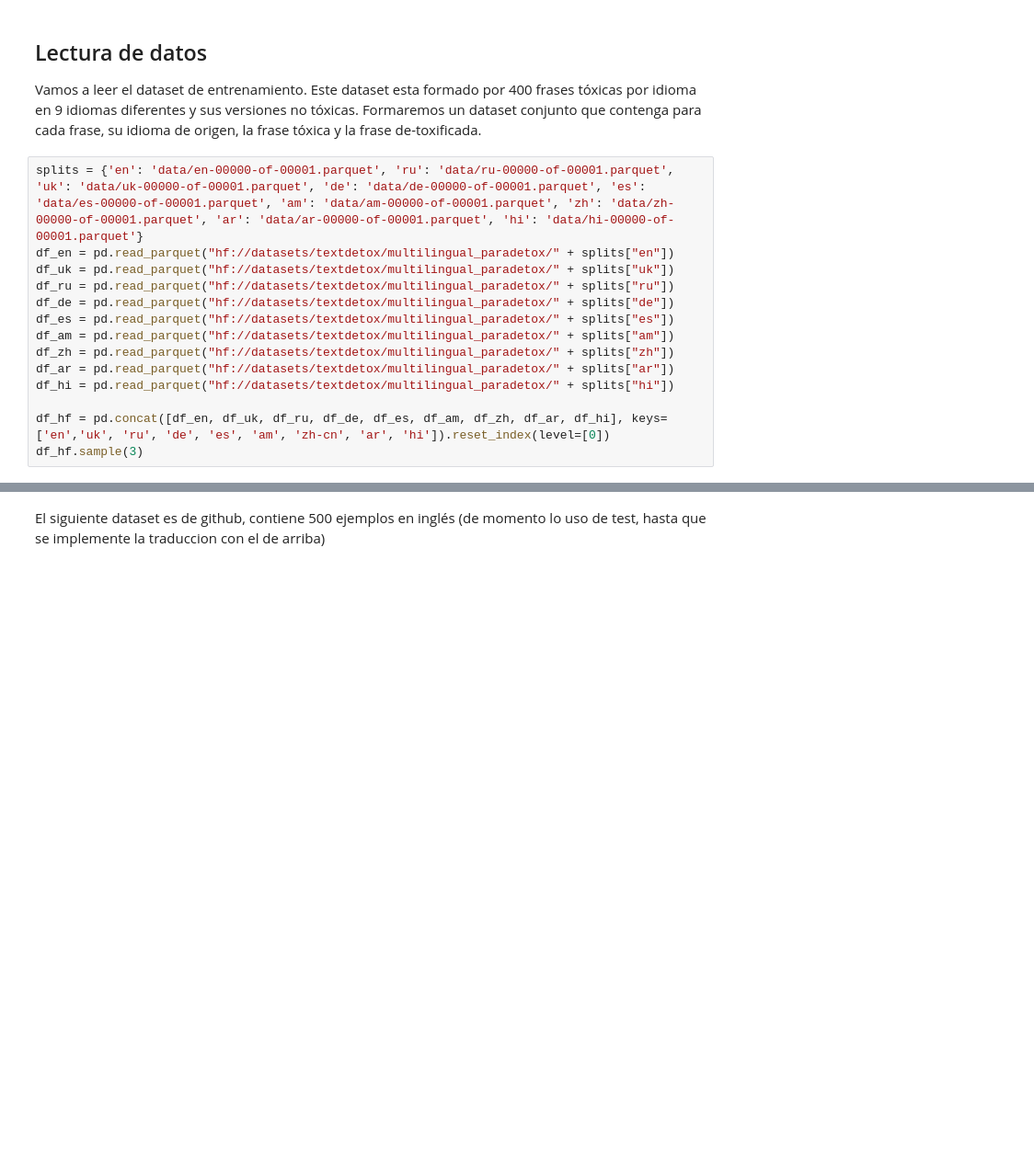
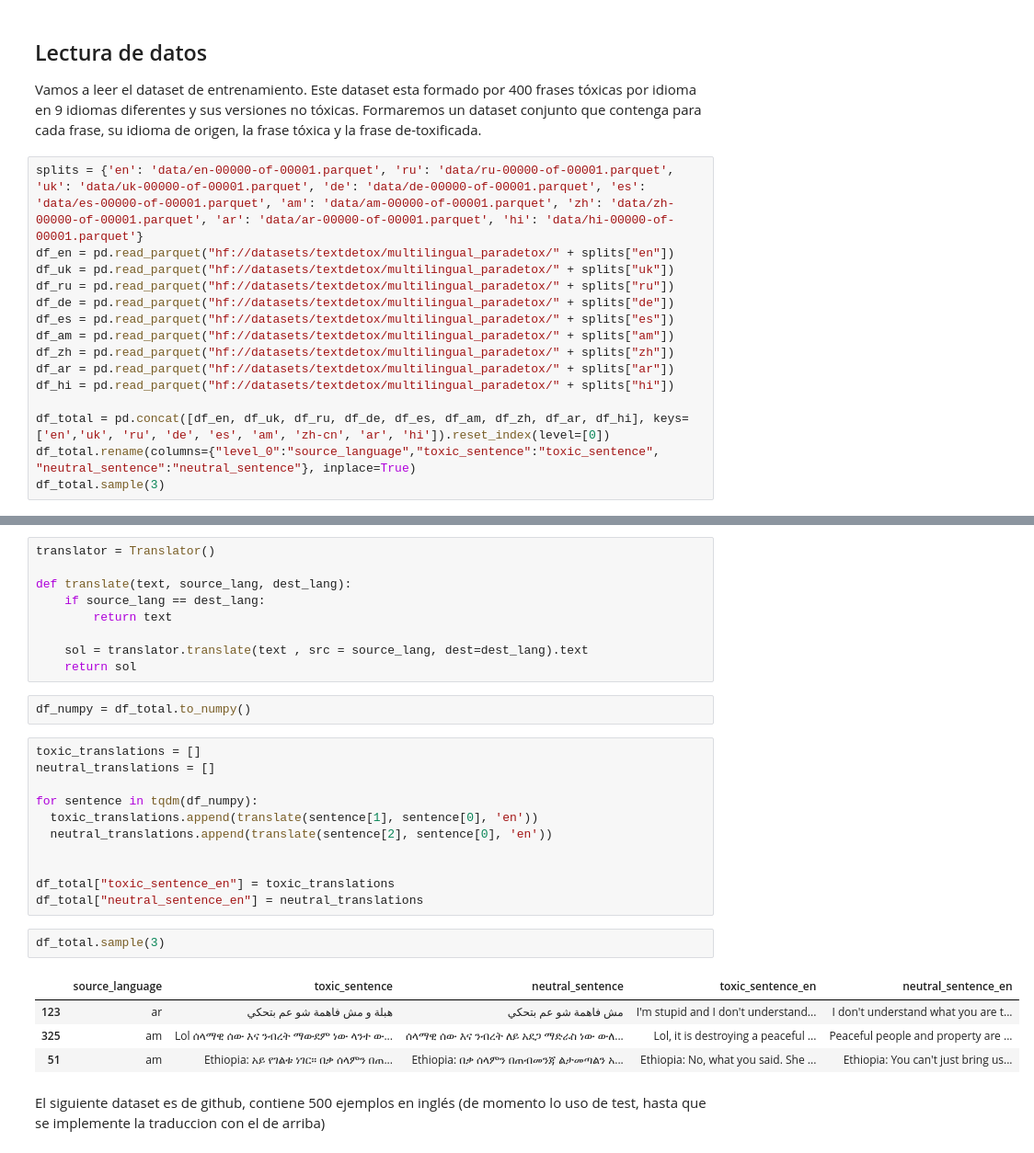
Before and after one commit to 18mgdev/nlp_detox, a Jupyter notebook: nlp_detox.ipynb, the cells around one changed output, grey strips where cells are left out. Shown at 92% size. Drawn from its saved outputs; the diff is of its cells as text; blank space fills up the shorter version.

Commit message:
Añadido traducción y tarea de neutralización

```diff
--- a/nlp_detox.ipynb
+++ b/nlp_detox.ipynb
@@ -40,5 +36,6 @@ df_zh = pd.read_parquet("hf://datasets/textdetox/multilingual_paradetox/" + spli
 df_ar = pd.read_parquet("hf://datasets/textdetox/multilingual_paradetox/" + splits["ar"])
 df_hi = pd.read_parquet("hf://datasets/textdetox/multilingual_paradetox/" + splits["hi"])
 
-df_hf = pd.concat([df_en, df_uk, df_ru, df_de, df_es, df_am, df_zh, df_ar, df_hi], keys=['en','uk', 'ru', 'de', 'es', 'am', 'zh-cn', 'ar', 'hi']).reset_index(level=[0])
-df_hf.sample(3)
+df_total = pd.concat([df_en, df_uk, df_ru, df_de, df_es, df_am, df_zh, df_ar, df_hi], keys=['en','uk', 'ru', 'de', 'es', 'am', 'zh-cn', 'ar', 'hi']).reset_index(level=[0])
+df_total.rename(columns={"level_0":"source_language","toxic_sentence":"toxic_sentence", "neutral_sentence":"neutral_sentence"}, inplace=True)
+df_total.sample(3)
@@ -45,3 +51,32 @@ df_hf.sample(3)
+# %%
+translator = Translator()
+
+def translate(text, source_lang, dest_lang):
+    if source_lang == dest_lang:
+        return text
+
+    sol = translator.translate(text , src = source_lang, dest=dest_lang).text
+    return sol
+# %%
+df_numpy = df_total.to_numpy()
+# %%
+toxic_translations = []
+neutral_translations = []
+
+for sentence in tqdm(df_numpy):
+  toxic_translations.append(translate(sentence[1], sentence[0], 'en'))
+  neutral_translations.append(translate(sentence[2], sentence[0], 'en'))
+
+
+df_total["toxic_sentence_en"] = toxic_translations
+df_total["neutral_sentence_en"] = neutral_translations
+# %%
+df_total.sample(3)
+# %% [output]
+|  | source_language | toxic_sentence | neutral_sentence | toxic_sentence_en | neutral_sentence_en |
+| 123 | ar | هبلة و مش فاهمة شو عم بتحكي | مش فاهمة شو عم بتحكي | I'm stupid and I don't understand... | I don't understand what you are t... |
+| 325 | am | Lol ሰላማዊ ሰው እና ንብረት ማውደም ነው ላንተ ው... | ሰላማዊ ሰው እና ንብረት ለይ አደጋ ማድራስ ነው ውለ... | Lol, it is destroying a peaceful ... | Peaceful people and property are ... |
+| 51 | am | Ethiopia: አይ የገልቱ ነገር። በቃ ሰላምን በጠ... | Ethiopia: በቃ ሰላምን በጠብመንጃ ልታመጣልን አ... | Ethiopia: No, what you said. She ... | Ethiopia: You can't just bring us... |
 # %% [markdown]
 El siguiente dataset es de github, contiene 500 ejemplos en inglés (de momento lo uso de test, hasta que se implemente la traduccion con el de arriba)
 # %%
```
Also changed, not shown: parts of 16 cells of this notebook.
